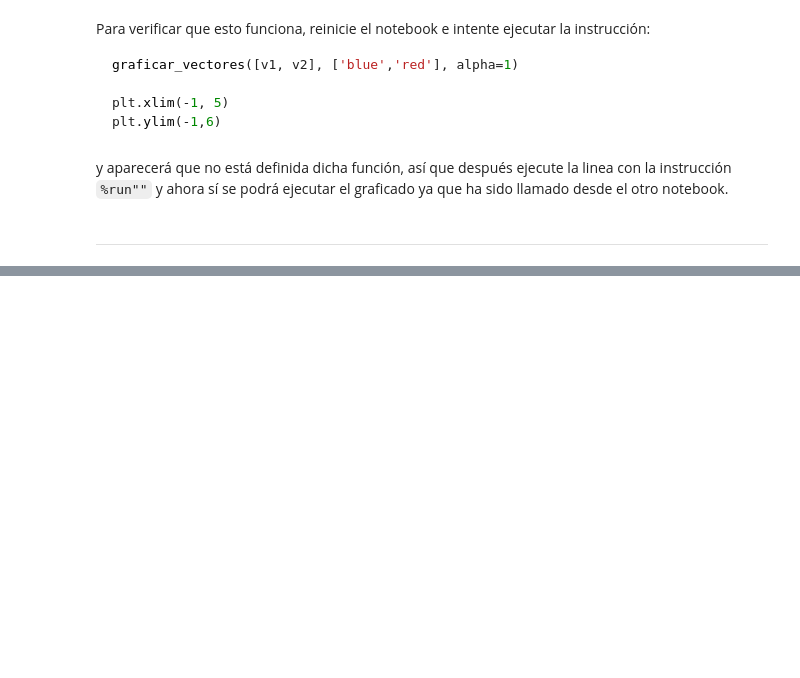
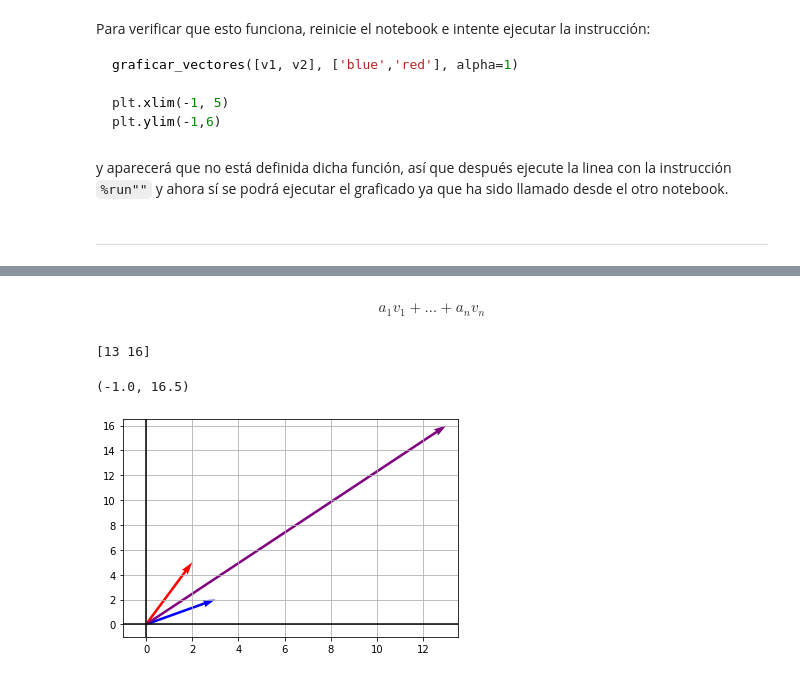
Before and after one commit to abdielgv162/Data-Science-Machine-Learning-Notes, a Jupyter notebook: Fundamentos_de_Algebra_Lineal_con_Python/Fundamentos_Algebra_Lineal_con_Python.ipynb, the cells around one changed output, grey strips where cells are left out. Drawn from its saved outputs; the diff is of its cells as text; code cells hidden in the pictures; blank space fills up the shorter version.

```diff
--- a/Fundamentos_de_Algebra_Lineal_con_Python/Fundamentos_Algebra_Lineal_con_Python.ipynb
+++ b/Fundamentos_de_Algebra_Lineal_con_Python/Fundamentos_Algebra_Lineal_con_Python.ipynb
@@ -1433,0 +1466,2 @@ y aparecerá que no está definida dicha función, así que después ejecute la
+# %% [markdown]
+$$ a_1 v_1  + \dots +  a_n v_n$$
@@ -1433,0 +1476,17 @@ y aparecerá que no está definida dicha función, así que después ejecute la
+# %%
+# Definamos los vectores
+v1 = np.array([2,5])
+v2 = np.array([3,2])
+# %%
+# Escribimos una combinación lineal de esos vectores
+v1v2 = 2*v1 + 3*v2
+print(v1v2)
+# %% [output]
+[13 16]
+# %%
+graficar_vectores([v1,v2,v1v2], color = ['red','blue','purple'], alpha = 1)
+plt.xlim(-1,13.5)
+plt.ylim(-1,16.5)
+# %% [output]
+(-1.0, 16.5)
+[figure, added]
```
Also changed, not shown: parts of 113 cells of this notebook.
